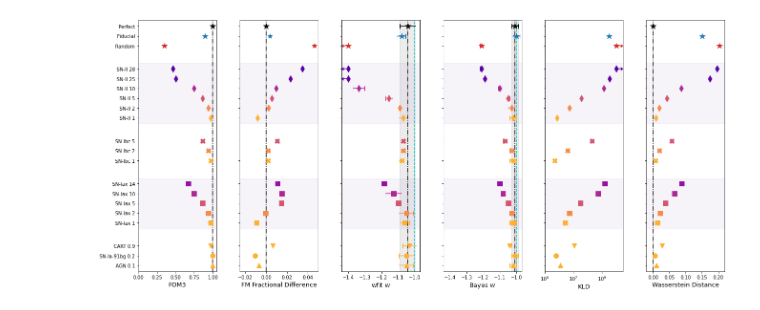
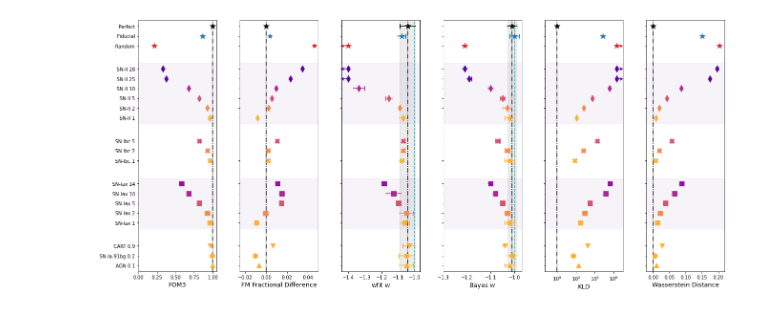
Before and after one commit to emilleishida/resspect_metric, a Jupyter notebook: plots_for_paper/Combination_plots.ipynb, the cells around one changed output. Saved outputs shown, nothing was run; the diff lists cells and outputs as text; code cells hidden in the pictures.

Commit message:
combination plots for DDF with redone

```diff
--- a/plots_for_paper/Combination_plots.ipynb
+++ b/plots_for_paper/Combination_plots.ipynb
@@ -36,7 +36,7 @@ for i in range(df1.shape[0]):
         if case == df2.iloc[j]['case']:
             df1.at[i, 'KLD'] = df2.iloc[j]['KLD']
 
-df = df1
+df = df2
 # %%
 from collections import OrderedDict
 if 'wfd' in file_extension:
@@ -243,6 +243,7 @@ ax5.axvline(df['fom3'].loc[df['case'] == 'perfect3000'].values, color='k', ls='-
 
 # KLD
 ax6 = axes[4]
+ax6.axvline(1, color='k', ls='-.')
 
 i = 0
 tick_lbls = []
@@ -302,6 +303,8 @@ for j, (a, c) in enumerate(zip(remap_dict, color_nums)):
             if bad_data:
                 ax1.errorbar(wfw, [-i], xerr=[0.03], marker='*',color='tab:red',
                              xuplims=xuplims, markersize=12, mfc=mfc)
+                ax6.errorbar(2e6, [-i], xerr=[3e6], marker='*',color='tab:red',
+                              xlolims=True, markersize=12, mfc=mfc)
             else:
                 ax1.plot(wfw, -i, '*', color='tab:red', ms=12, mfc=mfc)
                 ax1.plot([wfw - wfw_sig, wfw + wfw_sig], [-i, -i], "|-", color='tab:red', ms=10)
@@ -350,27 +353,32 @@ for j, (a, c) in enumerate(zip(remap_dict, color_nums)):
                 ax3.plot((sig[1]-sig_perf[1])/sig_perf[1], -i, 'o', color='tab:red', marker='*', ms=10, mfc=mfc)
                 ax4.plot(wsd, -i, '*', color='tab:red', ms=12, mfc=mfc)
                 ax5.plot(fom3, -i, '*', color='tab:red', ms=12, mfc=mfc)
-                if np.isnan(kld):
+                #if np.isnan(kld):
                     # xlolims=[4e10]
-                    ax6.errorbar(1e10, [-i], xerr=[1e10], marker='*',color='tab:red',
-                                 xlolims=True,
-                                 markersize=12, mfc=mfc)
-                else:
-                    ax6.semilogx(kld, -i, '*', color='tab:red', ms=12, mfc=mfc)
+                #    ax6.errorbar(1e10, [-i], xerr=[1e10], marker='*',color='tab:red',
+                #                 xlolims=True,
+                #                 markersize=12, mfc=mfc)
+                #else:
+                #    ax6.semilogx(kld, -i, '*', color='tab:red', ms=12, mfc=mfc)
+
         elif 'perfect' in a:
             ax2.plot(bw, -i, '*', color='k', ms=12, mfc=mfc)
             ax2.plot([bw - bw_sig, bw + bw_sig], [-i, -i], "|-", color='k', ms=10 )
             ax3.plot(0, -i, '*', color='k', ms=12, mfc=mfc)
             ax4.plot(0, -i, '*', color='k', ms=12, mfc=mfc)
             ax5.plot(fom3, -i, '*', color='k', ms=12, mfc=mfc)
+            ax6.semilogx(1, -i, '*', color='k', ms=12, mfc=mfc)
+
         else:
             ax2.plot(bw, -i, color=color_map[c], ms=10, marker=all_shapes[class_], mfc=mfc)
             ax2.plot([bw - bw_sig, bw + bw_sig], [-i, -i], "|-", color=color_map[c], ms=10)
             ax3.plot((sig[1]-sig_perf[1])/sig_perf[1], -i, color=color_map[c], marker=all_shapes[class_], ms=10, mfc=mfc)
             ax4.plot(wsd, -i, color=color_map[c], ms=10, marker=all_shapes[class_], mfc=mfc)
             ax5.plot(fom3, -i, color=color_map[c], ms=10, marker=all_shapes[class_], mfc=mfc)
-            if np.isnan(kld):
-                ax6.errorbar(1e10, [-i], xerr=[1e10],  marker=all_shapes[class_], color=color_map[c],
+
+            # these do not have coverage for KLD calculations
+            if a in ['72SNIa28SNII', '75SNIa25SNII']:
+                ax6.errorbar(2e6, [-i], xerr=[3e6],  marker=all_shapes[class_], color=color_map[c],
                                  xlolims=True,
                                  markersize=10, mfc=mfc)
             else:
@@ -406,18 +414,18 @@ plt.subplots_adjust(bottom=0.15, wspace=0.3) # wspace=0.05
 
 if 'ddf' in file_extension:
     ax1.set_xlim(-1.44, -0.97)
-    ax2.set_xlim(-1.44, -0.97)
+    ax2.set_xlim(-1.3, -0.97)
     ax3.set_xlim(-0.025, 0.05)
     ax4.set_xlim(-0.02, 0.22)
     ax5.set_xlim(0, 1.05)
-    ax6.set_xlim(1e5, 3e10)
+    ax6.set_xlim(0.05, 1e7)
 if 'wfd' in file_extension:
     ax1.set_xlim(-1.34, -0.77)
     ax2.set_xlim(-1.2, -0.97)
     ax3.set_xlim(-0.01, 0.03)
     ax4.set_xlim(-0.02, 0.12)
     ax5.set_xlim(-0.02, 1.05)
-    ax6.set_xlim(1e4, 1e9)
+    ax6.set_xlim(1, 1e9)
 
 if 'ddf' in file_extension:
     #ticks = [-4, -13, -19, -24, -27, -30]
@@ -428,32 +436,34 @@ if 'ddf' in file_extension:
     #ax1.axvspan(-2.3, -0.9, ymin=0., ymax=0.1, alpha=0.08, color='tab:green')
 
     for ax in axes:
         for t in ticks:
             yticks = ax.yaxis.get_major_ticks()
             yticks[t].set_visible(False)
         ax.axvspan(-2.3, 5e10, ymin=0.59, ymax=0.83, alpha=0.08, color='tab:purple')
         ax.axvspan(-2.3, 5e10, ymin=0.17, ymax=0.37, alpha=0.08, color='tab:purple')
 
     #ax1.axvspan(-2.3, -0.9, ymin=0., ymax=0.1, alpha=0.08, color='tab:green')
     #ax2.axvspan(-2.3, -0.9, ymin=0., ymax=0.1, alpha=0.08, color='tab:green')
 
 if 'wfd' in file_extension:
     #ticks = [-8, -13, -19, -23, -27]
     #ticks = [-3, -10, -15, -21, -25, -29]
     ticks = [-3, -9, -14, -20, -24, -28]
 
     #ax1.axvspan(-1.5, -0.7, ymin=0.59, ymax=0.73, alpha=0.08, color='tab:green')
     #ax1.axvspan(-1.5, -0.7, ymin=0.25, ymax=0.35, alpha=0.08, color='tab:green')
     #ax1.axvspan(-1.5, -0.7, ymin=0., ymax=0.07, alpha=0.08, color='tab:green')
 
     for ax in axes:
         for t in ticks:
             yticks = ax.yaxis.get_major_ticks()
             yticks[t].set_visible(False)
         ax.axvspan(-1.5, 2e10, ymin=0.725, ymax=0.9, alpha=0.08, color='tab:purple')
         ax.axvspan(-1.5, 2e10, ymin=0.35, ymax=0.55, alpha=0.08, color='tab:purple')
         ax.axvspan(-1.5, 2e10, ymin=0.09, ymax=0.21, alpha=0.08, color='tab:purple')
 
-plt.savefig('all_metrics_' + file_extension + '_lowz_20210803_emillesamp.pdf', bbox_inches='tight')
+plt.savefig('all_metrics_' + file_extension + '_lowz_redone.png', bbox_inches='tight')
+
+#plt.show()
 # %% [output]
-[figure, old version]
+[figure, new version]
```
